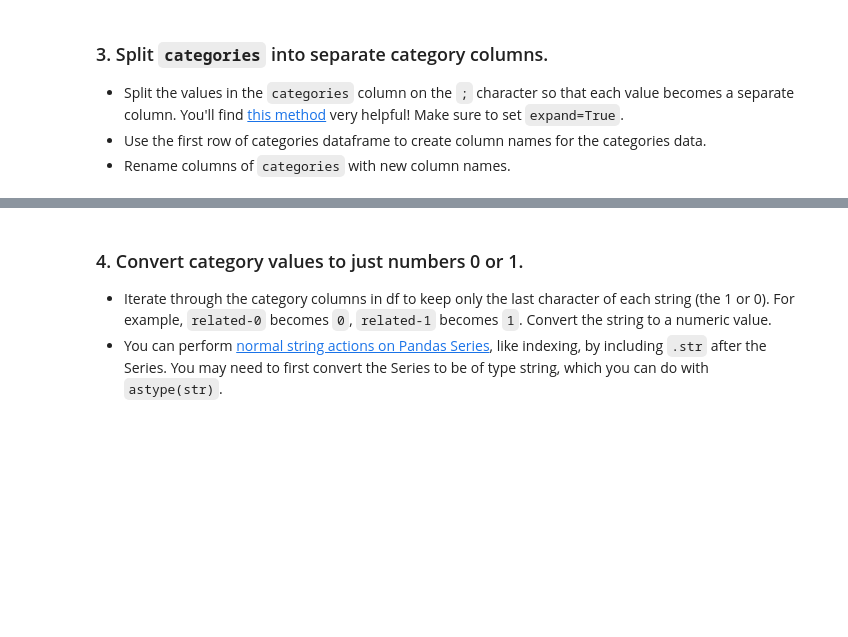
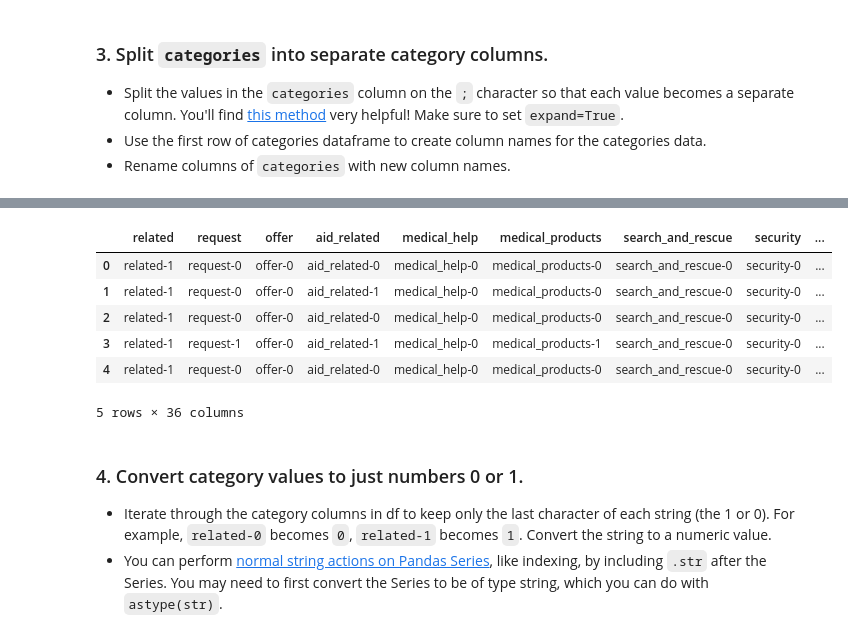
Before and after one commit to A-Nuru/Disaster-Response-Pipeline, a Jupyter notebook: data/ETL Pipeline Preparation.ipynb, the cells around one changed output, grey strips where cells are left out. Cells and saved outputs as stored; diff of their text form; code cells hidden in the pictures; blank space fills up the shorter version.

```diff
--- a/data/ETL Pipeline Preparation.ipynb
+++ b/data/ETL Pipeline Preparation.ipynb
@@ -54,0 +76,9 @@ df.head()
+# %%
+# select the first row of the categories dataframe
+row = categories.iloc[0]
+
+# use this row to extract a list of new column names for categories.
+# one way is to apply a lambda function that takes everything
+# up to the second to last character of each string with slicing
+category_colnames = row.apply(lambda x: x[:-2])
+print(category_colnames)
@@ -55,3 +103,15 @@ df.head()
+# %%
+# rename the columns of `categories`
+categories.columns = category_colnames
+categories.head()
+# %% [output]
+|  | related | request | offer | aid_related | medical_help | medical_products | search_and_rescue | security | ... |
+| 0 | related-1 | request-0 | offer-0 | aid_related-0 | medical_help-0 | medical_products-0 | search_and_rescue-0 | security-0 | ... |
+| 1 | related-1 | request-0 | offer-0 | aid_related-1 | medical_help-0 | medical_products-0 | search_and_rescue-0 | security-0 | ... |
+| 2 | related-1 | request-0 | offer-0 | aid_related-0 | medical_help-0 | medical_products-0 | search_and_rescue-0 | security-0 | ... |
+| 3 | related-1 | request-1 | offer-0 | aid_related-1 | medical_help-0 | medical_products-1 | search_and_rescue-0 | security-0 | ... |
+| 4 | related-1 | request-0 | offer-0 | aid_related-0 | medical_help-0 | medical_products-0 | search_and_rescue-0 | security-0 | ... |
+5 rows × 36 columns
 # %% [markdown]
 ### 4. Convert category values to just numbers 0 or 1.
 - Iterate through the category columns in df to keep only the last character of each string (the 1 or 0). For example, `related-0` becomes `0`, `related-1` becomes `1`. Convert the string to a numeric value.
```
Also changed, not shown: parts of 6 cells of this notebook.
